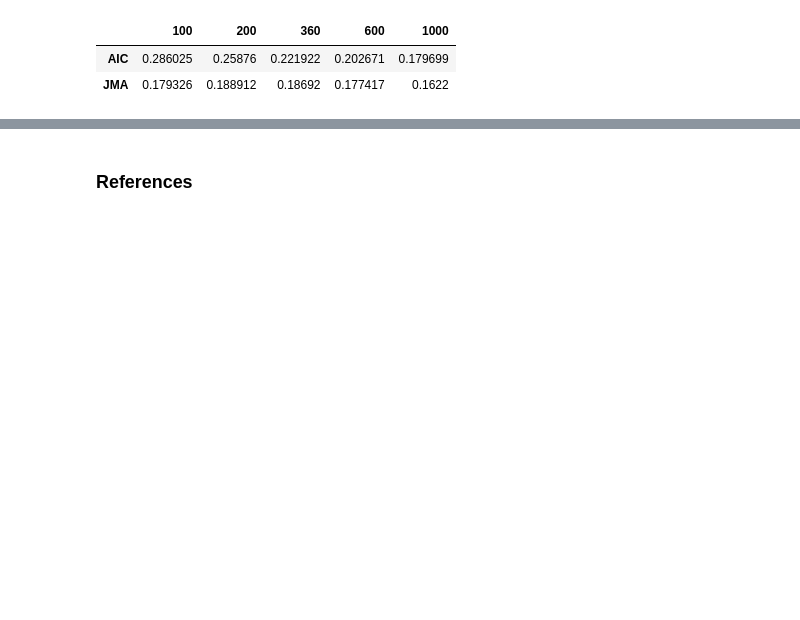
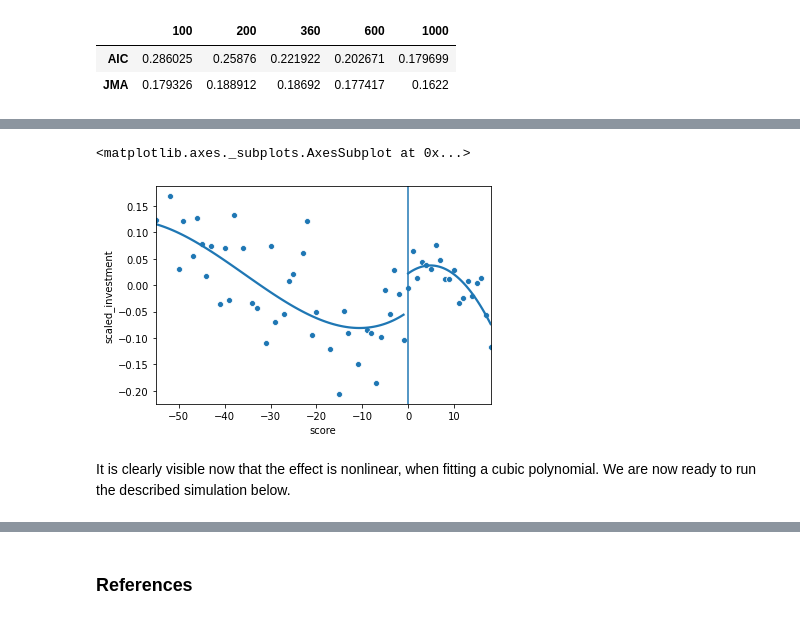
Before and after one commit to Pascalheid/project_computational_statistics, a Jupyter notebook: Project.ipynb, the cells around one changed output, grey strips where cells are left out. Saved outputs shown, nothing was run; the diff lists cells and outputs as text; code cells hidden in the pictures; blank space fills up the shorter version.

```diff
--- a/Project.ipynb
+++ b/Project.ipynb
@@ -253,0 +300,26 @@ consistency
+# %%
+# simulate data
+np.random.seed(123)
+num_obs = 360
+polynomials = 4
+coefficients = {
+    "untreated": np.array([-0.05, -0.00016, -0.00006, -5e-6, -5e-8]),
+    "treated": np.array([0.08, 0.00002, 0.00009, -8e-6, -8e-8])}
+simulated_data = simulate_data(num_obs, coefficients, polynomials, error_dist="random_cluster")[0]
+# %%
+# plot small firms averaged scaled investment on the score
+small = simulated_data.loc[simulated_data["large"] == 0, :]
+mean_small = small.groupby("score").mean()
+mean_small.reset_index(inplace=True)
+fig, ax = plt.subplots()
+sns.scatterplot(mean_small["score"], mean_small["scaled_investment"], ax=ax)
+ax.axvline()
+sns.regplot(mean_small.loc[mean_small["score"]<0, "score"], mean_small.loc[mean_small["score"]<0, "scaled_investment"],
+           order=3, scatter=False, ci=None)
+sns.regplot(mean_small.loc[mean_small["score"]>=0, "score"], mean_small.loc[mean_small["score"]>=0, "scaled_investment"],
+           order=3, scatter=False, ci=None, color=sns.color_palette("tab10")[0])
+# %% [output]
+<matplotlib.axes._subplots.AxesSubplot at 0x...>
+[figure, added]
+# %% [markdown]
+It is clearly visible now that the effect is nonlinear, when fitting a cubic polynomial. We are now ready to run the described simulation below.
```
Also changed, not shown: parts of 31 cells of this notebook, 14 other files.
